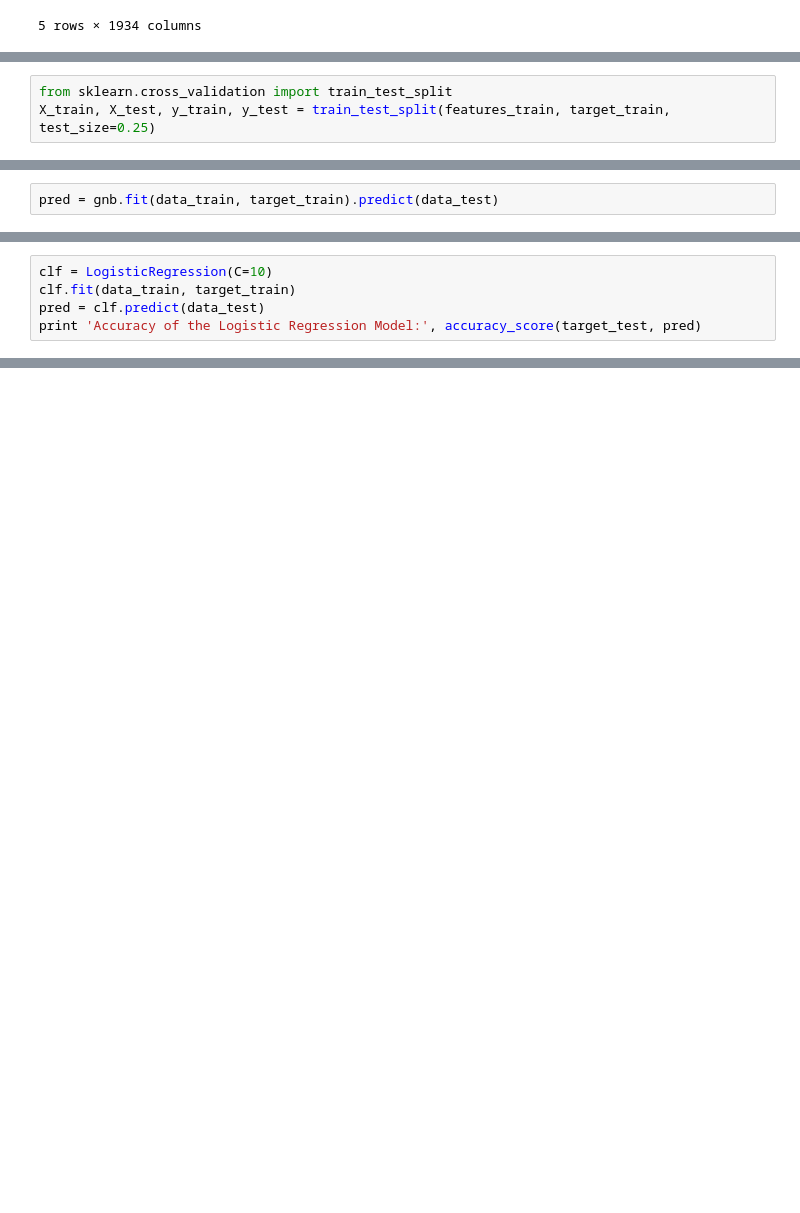
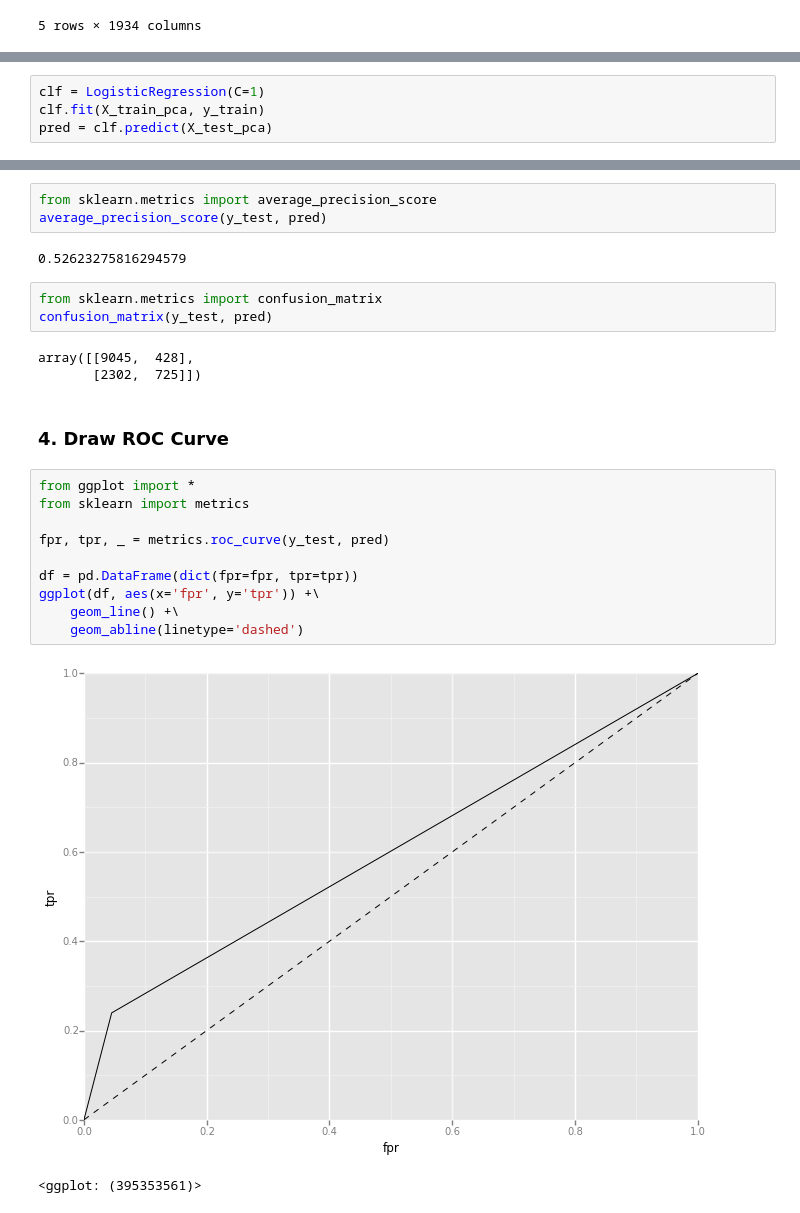
Before and after one commit to beervalley/Data-Science-Intensive, a Jupyter notebook: Kaggle_Capstone_Project/Market_Response_Project.ipynb, the cells around one changed output, grey strips where cells are left out. Drawn from its saved outputs; the diff is of its cells as text; blank space fills up the shorter version.

```diff
--- a/Kaggle_Capstone_Project/Market_Response_Project.ipynb
+++ b/Kaggle_Capstone_Project/Market_Response_Project.ipynb
@@ -76,0 +200,4 @@ Name: target, dtype: int64
+# %%
+clf = LogisticRegression(C=1)
+clf.fit(X_train_pca, y_train)
+pred = clf.predict(X_test_pca)
@@ -315,3 +213,0 @@ print features_test
-# %%
-from sklearn.cross_validation import train_test_split
-X_train, X_test, y_train, y_test = train_test_split(features_train, target_train, test_size=0.25)
@@ -360,2 +213,0 @@ gnb = GaussianNB()
-# %%
-pred = gnb.fit(data_train, target_train).predict(data_test)
@@ -366,5 +213,0 @@ Accuracy of the Naive Bayes Model: 0.7385
-# %%
-clf = LogisticRegression(C=10)
-clf.fit(data_train, target_train)
-pred = clf.predict(data_test)
-print 'Accuracy of the Logistic Regression Model:', accuracy_score(target_test, pred)
@@ -372,0 +219,26 @@ Accuracy of the Logistic Regression Model: 0.779
+# %%
+from sklearn.metrics import average_precision_score
+average_precision_score(y_test, pred)
+# %% [output]
+0.52623275816294579
+# %%
+from sklearn.metrics import confusion_matrix
+confusion_matrix(y_test, pred)
+# %% [output]
+array([[9045,  428],
+       [2302,  725]])
+# %% [markdown]
+### 4. Draw ROC Curve
+# %%
+from ggplot import *
+from sklearn import metrics
+
+fpr, tpr, _ = metrics.roc_curve(y_test, pred)
+
+df = pd.DataFrame(dict(fpr=fpr, tpr=tpr))
+ggplot(df, aes(x='fpr', y='tpr')) +\
+    geom_line() +\
+    geom_abline(linetype='dashed')
+# %% [output]
+[figure, added]
+<ggplot: (395353561)>
```
Also changed, not shown: parts of 84 cells of this notebook.
